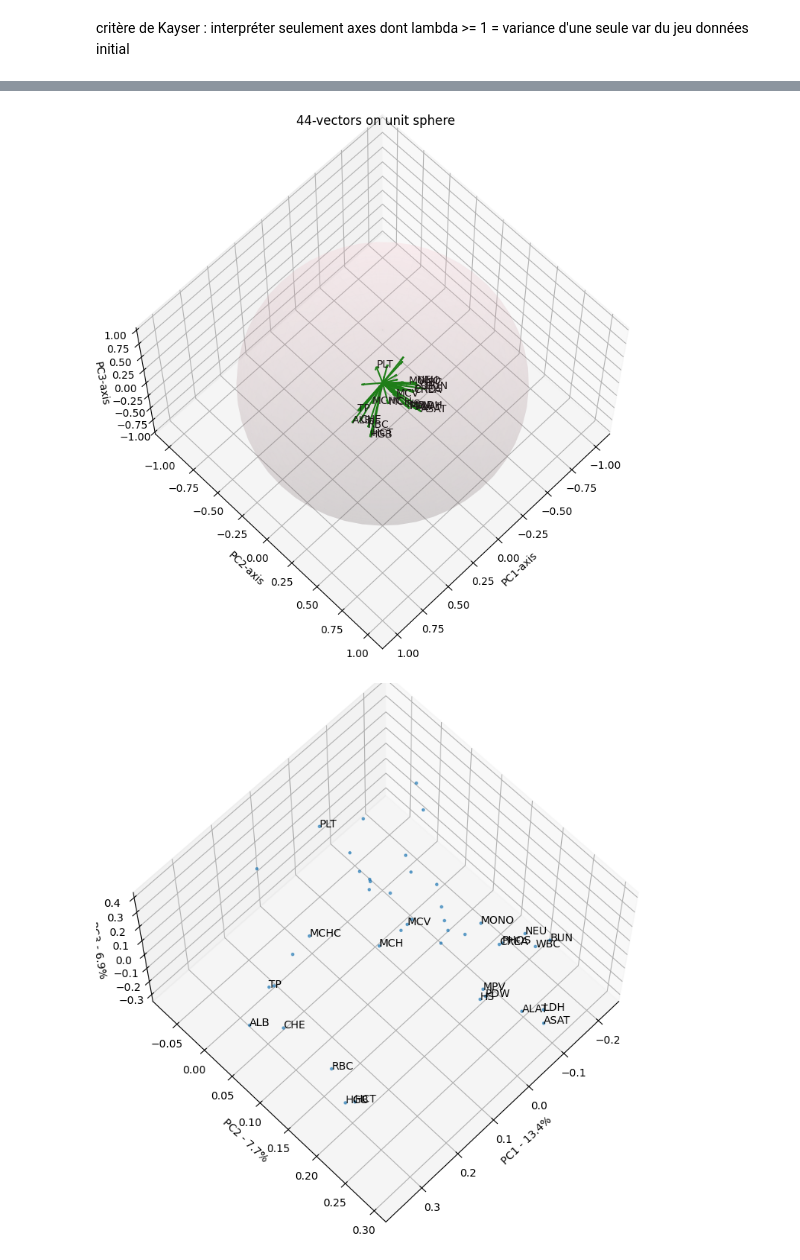
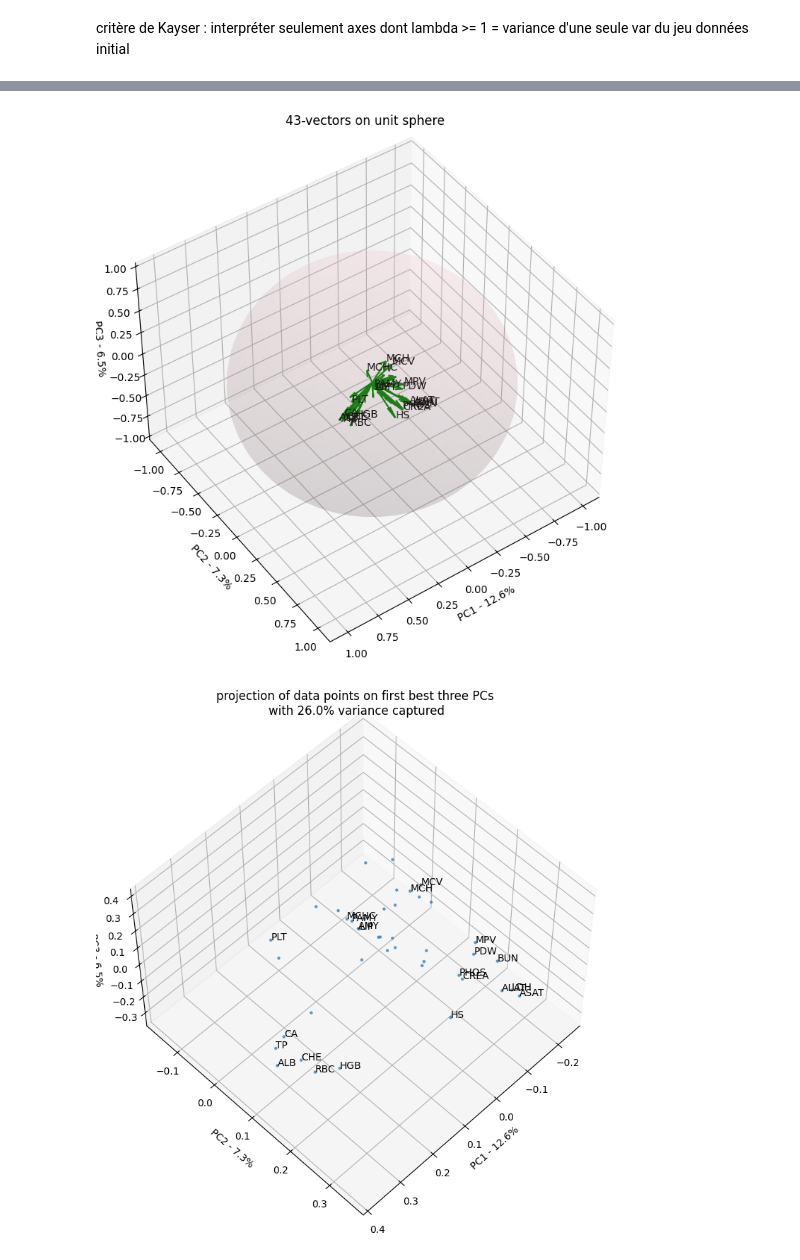
Before and after one commit to ZukoTom/descritpive-analysis-bacteremia, a Jupyter notebook: sta101.ipynb, the cells around one changed output, grey strips where cells are left out. Cells and saved outputs as stored; diff of their text form; code cells hidden in the pictures.

```diff
--- a/sta101.ipynb
+++ b/sta101.ipynb
@@ -59,0 +57,2 @@ table.shape # on a > 14000 ind!
+# %%
+frame.sort_index(inplace=True) #améliore la perf et permet gérer eventuelles erreurs si des ind dupliqués
@@ -296,5 +282,7 @@ def moyenne_agg(df):
 # %%
+#on compare moyenne des outliers par rapport à moyenne générale
 out = pd.concat(
-    [moyenne_agg(table).to_frame(name='mean').T,
-     moyenne_agg(table.loc[liste_out].copy()).to_frame(name='mean_out').T]
+    [moyenne_agg(frame).to_frame(name='mean').T,
+     moyenne_agg(frame.loc[liste_outliers].copy()).to_frame(name='mean_out').T]
 ).T
+out #rq {'SEX': 1=male, 2=female}
@@ -338,7 +340,7 @@ plt.show()
 # %%
 # ndarray of shape (n_components, n_features)
 PCnames = ['PC'+str(i+1) for i in range(pca.n_components_)]
-Loadings = pd.DataFrame(pca.components_,columns=pca_df.columns,index=PCnames)
+Loadings = pd.DataFrame(pca.components_,columns=pca_frame.columns,index=PCnames)
 
 Loadings.iloc[:3]
 # %% [output]
@@ -359,8 +368,8 @@ for i in Loadings.index[:3]:
 # %%
 #sphere des correlations
-fig = plt.figure(figsize=(9, 12))
+fig = plt.figure(figsize=(9, 9))
 #ax = fig.add_subplot(projection='3d')
-ax = fig.add_subplot(111, projection='3d', elev=65, azim=45)
+ax = fig.add_subplot(111, projection='3d', elev=45, azim=55)
 # draw sphere
 u, v = np.mgrid[0:2*np.pi:50j, 0:np.pi:50j]
 x = np.cos(u)*np.sin(v)
@@ -376,39 +385,33 @@ coef = np.transpose(pca.components_)
 # tails of the arrows
 tails= np.zeros(len(coef[1]))
 
-#ax.scatter(coef[0,:], coef[1,:], coef[2,:], color='g', marker='.')
 # heads of the arrows with adjusted arrow head length
-ax.quiver(tails,tails,tails,coef[:,0], coef[:,1], coef[:,2], color='g', arrow_length_ratio=0.15)
+ax.quiver(tails,tails,tails,coef[:,0], coef[:,1], coef[:,2], color='g')
 
-ax.set_xlabel('PC1-axis')
-ax.set_ylabel('PC2-axis')
-ax.set_zlabel('PC3-axis')
+ax.set_xlabel(f"PC1 - {100*pca_res.explained_variance_ratio_[0]:.1f}%")
+ax.set_ylabel(f"PC2 - {100*pca_res.explained_variance_ratio_[1]:.1f}%")
+ax.set_zlabel(f"PC3 - {100*pca_res.explained_variance_ratio_[2]:.1f}%")
 
-for i in np.arange(0, coef.shape[0]): #i is num of PCi
-    if np.linalg.norm(coef[i,:4]) > 0.3:
-        ax.text(coef[i,0], coef[i,1], coef[i,2], s=pca_df.columns[i])
-ax.set_title(f'{len(coef)}-vectors on unit sphere')
-
-plt.show()
+for r, i in enumerate(coef): #rank, iterated
+    if np.linalg.norm(i[:4]) > 0.3: #on inclue la 4eme PC
+        ax.text(coef[r,0], coef[r,1], coef[r,2], s=pca_frame.columns[r])
+ax.set_title(f'{len(coef)}-vectors on unit sphere');
 # %% [output]
-[figure, old version]
+[figure, new version]
 # %%
-liste_ini = []
 fig = plt.figure(figsize=(9, 12))
-ax = fig.add_subplot(111, projection='3d', elev=65, azim=45)
-#tr = p.transform(scaled_data)
-# La couleur des points dépend de
+ax = fig.add_subplot(111, projection='3d', elev=55, azim=45)
 
 
 ax.scatter(coef[:,0], coef[:,1], coef[:,2], marker=".", alpha=0.6)#c=table['BloodCulture'].replace({'yes':1, 'no':0})
 
 ax.set_xlabel(f"PC1 - {100*pca_res.explained_variance_ratio_[0]:.1f}%")
 ax.set_ylabel(f"PC2 - {100*pca_res.explained_variance_ratio_[1]:.1f}%")
 ax.set_zlabel(f"PC3 - {100*pca_res.explained_variance_ratio_[2]:.1f}%")
 for i in np.arange(0, coef.shape[0]): #this part is based on a stackoverflow discussion
     if np.linalg.norm(coef[i,:4]) > .3:
-        ax.text(coef[i,0], coef[i,1], coef[i,2], s=pca_df.columns[i])
-        liste_ini.append(pca_df.columns[i])
-plt.show()
+        ax.text(coef[i,0], coef[i,1], coef[i,2], s=pca_frame.columns[i])
+ax.set_title(f'projection of data points on first best three PCs \
+\nwith {np.round(np.sum(pca_res.explained_variance_ratio_[0:3]*100))}% variance captured');
 # %% [output]
-[figure, old version]
+[figure, new version]
```
Also changed, not shown: parts of 68 cells of this notebook.
